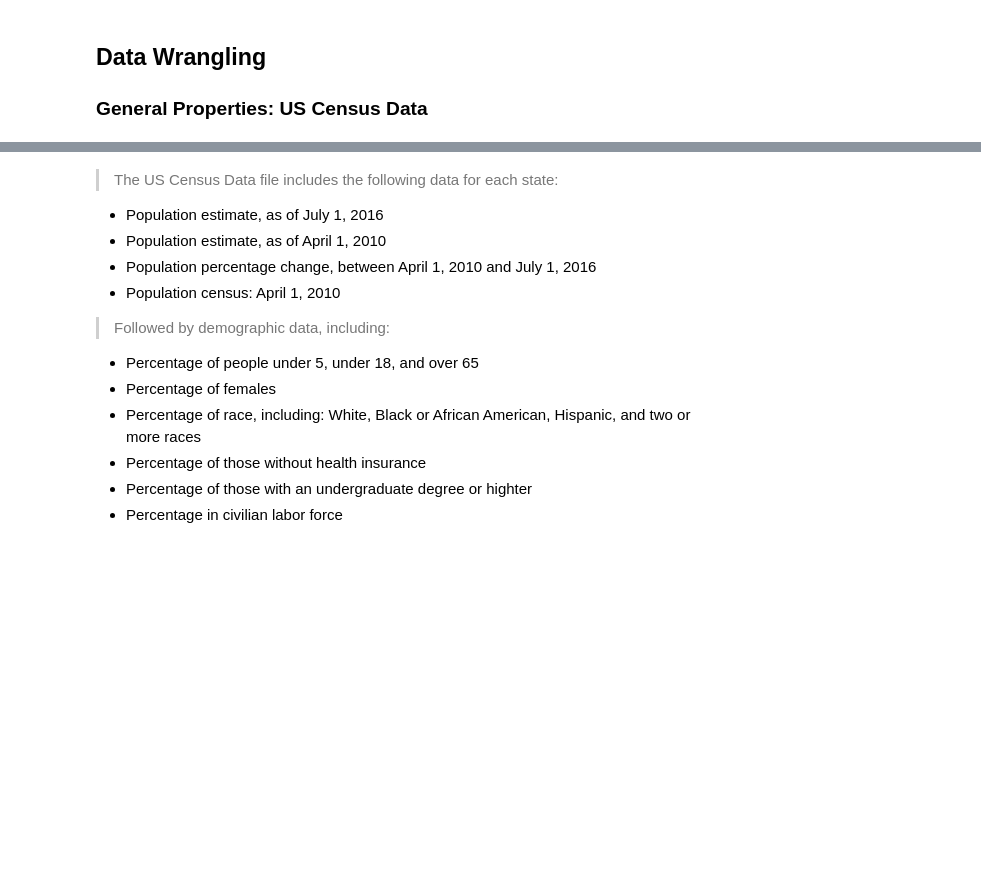
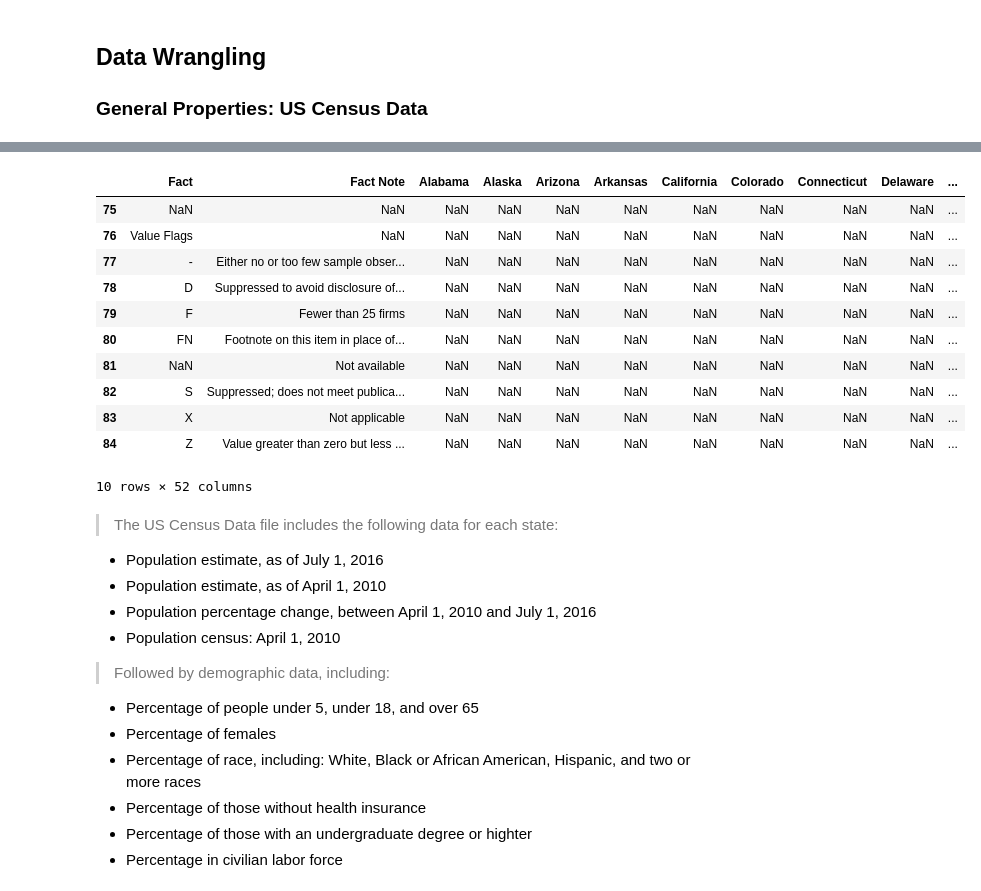
Before and after one commit to lanapalmer/FBI_Gun_Data_Analysis, a Jupyter notebook: FBI_Gun_Data_Analysis.ipynb, the cells around one changed output, grey strips where cells are left out. Drawn from its saved outputs; the diff is of its cells as text; code cells hidden in the pictures; blank space fills up the shorter version.

```diff
--- a/FBI_Gun_Data_Analysis.ipynb
+++ b/FBI_Gun_Data_Analysis.ipynb
@@ -52,3 +61,19 @@ df1.head()
+# %%
+#Initial data exploration - Tail
+df1.tail(10)
+# %% [output]
+|  | Fact | Fact Note | Alabama | Alaska | Arizona | Arkansas | California | Colorado | Connecticut | Delaware | ... |
+| 75 | NaN | NaN | NaN | NaN | NaN | NaN | NaN | NaN | NaN | NaN | ... |
+| 76 | Value Flags | NaN | NaN | NaN | NaN | NaN | NaN | NaN | NaN | NaN | ... |
+| 77 | - | Either no or too few sample obser... | NaN | NaN | NaN | NaN | NaN | NaN | NaN | NaN | ... |
+| 78 | D | Suppressed to avoid disclosure of... | NaN | NaN | NaN | NaN | NaN | NaN | NaN | NaN | ... |
+| 79 | F | Fewer than 25 firms | NaN | NaN | NaN | NaN | NaN | NaN | NaN | NaN | ... |
+| 80 | FN | Footnote on this item in place of... | NaN | NaN | NaN | NaN | NaN | NaN | NaN | NaN | ... |
+| 81 | NaN | Not available | NaN | NaN | NaN | NaN | NaN | NaN | NaN | NaN | ... |
+| 82 | S | Suppressed; does not meet publica... | NaN | NaN | NaN | NaN | NaN | NaN | NaN | NaN | ... |
+| 83 | X | Not applicable | NaN | NaN | NaN | NaN | NaN | NaN | NaN | NaN | ... |
+| 84 | Z | Value greater than zero but less ... | NaN | NaN | NaN | NaN | NaN | NaN | NaN | NaN | ... |
+10 rows × 52 columns
 # %% [markdown]
 > The US Census Data file includes the following data for each state:
 <ul>
```
Also changed, not shown: parts of 20 cells of this notebook.
